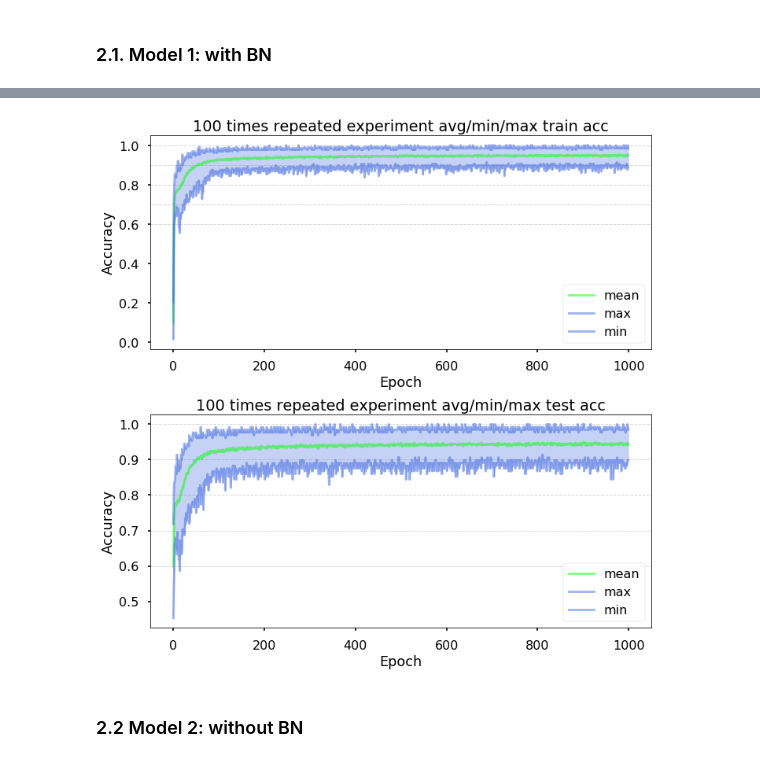
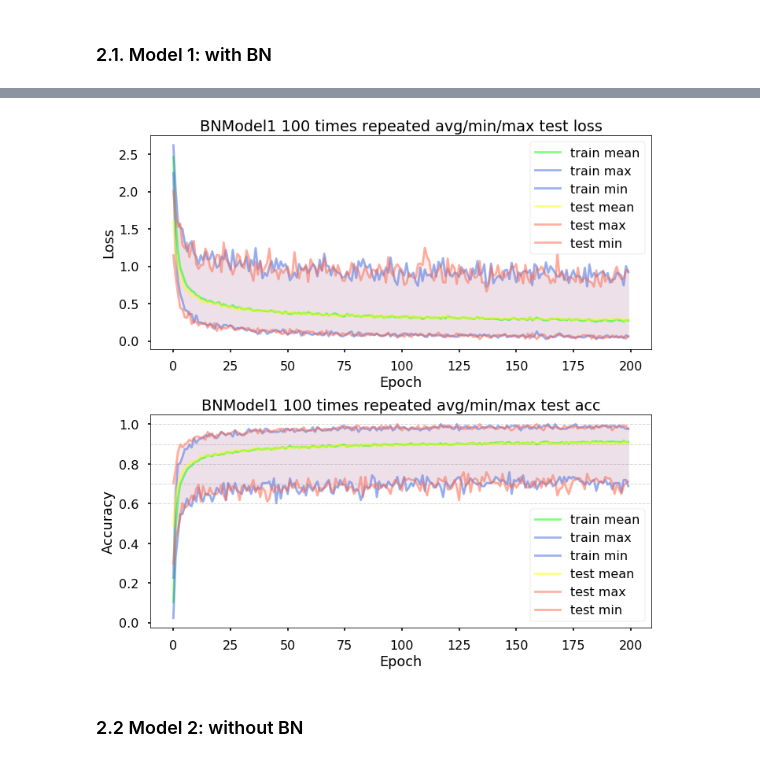
Before and after one commit to mike-chesnokov/deep_learining_nikolenko, a Jupyter notebook: chapters/04_chapter_4.3_batch_norm.ipynb, the cells around one changed output, grey strips where cells are left out. Saved outputs shown, nothing was run; the diff lists cells and outputs as text; code cells hidden in the pictures.

```diff
--- a/chapters/04_chapter_4.3_batch_norm.ipynb
+++ b/chapters/04_chapter_4.3_batch_norm.ipynb
@@ -142,6 +143,32 @@ def one_experiment(X_train, y_train, X_test, y_test, \
         acc_history['test'].append(test_acc)
 
     return loss_history, acc_history
+
+def get_plain_loss(loss_history_exp, acc_history_exp):
+
+    loss_plain_mtrx = {
+    'train':[],
+    'test':[]
+    }
+    acc_plain_mtrx = {
+        'train':[],
+        'test':[]
+    }
+
+    for exp_loss, exp_acc in zip(loss_history_exp, acc_history_exp):
+        loss_plain_mtrx['train'].append(exp_loss['train'])
+        loss_plain_mtrx['test'].append(exp_loss['test'])
+
+        acc_plain_mtrx['train'].append(exp_acc['train'])
+        acc_plain_mtrx['test'].append(exp_acc['test'])
+
+    loss_plain_mtrx['train'] = np.array(loss_plain_mtrx['train'])
+    loss_plain_mtrx['test'] = np.array(loss_plain_mtrx['test'])
+
+    acc_plain_mtrx['train'] = np.array(acc_plain_mtrx['train'])
+    acc_plain_mtrx['test'] = np.array(acc_plain_mtrx['test'])
+
+    return loss_plain_mtrx, acc_plain_mtrx
 # %% [markdown]
 ### 2.1. Model 1: with BN
 # %%
@@ -150,8 +177,9 @@ def one_experiment(X_train, y_train, X_test, y_test, \
 _fix_seeds(42)
 
 lr = 1e-2
+wd = 1e-5
 batch_size = 128
-num_steps = 1000
+num_steps = 200
 repeat_num = 100
 
 loss_history_exp = []
@@ -161,7 +189,7 @@ for j in tqdm(range(repeat_num)):
 
     # Set up model and optimier
     model1 = BNModel1()
-    optimizer = tf.optimizers.Adam(learning_rate=lr)
+    optimizer = tf.optimizers.Adam(learning_rate=lr, decay=wd)
 
     loss_history, acc_history = one_experiment(X_train, y_train, X_test, y_test, \
                                                model1, optimizer,
@@ -228,46 +204,8 @@ plt.show()
-# %%
-fig, ax = plt.subplots(nrows=2, ncols=1, figsize=(10, 10))
-
-ax[0].axhline(y=1.0, c='grey', alpha=0.3, ls='--', lw=1)
-ax[0].axhline(y=0.9, c='grey', alpha=0.3, ls='--', lw=1)
-ax[0].axhline(y=0.8, c='grey', alpha=0.3, ls='--', lw=1)
-ax[0].axhline(y=0.7, c='grey', alpha=0.3, ls='--', lw=1)
-ax[0].axhline(y=0.6, c='grey', alpha=0.3, ls='--', lw=1)
-
-ax[0].plot(acc_plain_mtrx['train'].mean(axis=0), label='mean', alpha=0.5, c='lime')
-ax[0].plot(acc_plain_mtrx['train'].max(axis=0), label='max', alpha=0.5, c='royalblue')
-ax[0].plot(acc_plain_mtrx['train'].min(axis=0), label='min', alpha=0.5, c='royalblue')
-ax[0].fill_between(list(range(1000)),
-                 acc_plain_mtrx['train'].max(axis=0),
-                 acc_plain_mtrx['train'].min(axis=0), alpha=0.3, color='royalblue')
-
-ax[0].set_title('100 times repeated experiment avg/min/max train acc' )
-ax[0].set_xlabel('Epoch')
-ax[0].set_ylabel('Accuracy')
-ax[0].legend()
-
-ax[1].axhline(y=1.0, c='grey', alpha=0.3, ls='--', lw=1)
-ax[1].axhline(y=0.9, c='grey', alpha=0.3, ls='--', lw=1)
-ax[1].axhline(y=0.8, c='grey', alpha=0.3, ls='--', lw=1)
-ax[1].axhline(y=0.7, c='grey', alpha=0.3, ls='--', lw=1)
-ax[1].axhline(y=0.6, c='grey', alpha=0.3, ls='--', lw=1)
-
-ax[1].plot(acc_plain_mtrx['test'].mean(axis=0), label='mean', alpha=0.5, c='lime')
-ax[1].plot(acc_plain_mtrx['test'].max(axis=0), label='max', alpha=0.5, c='royalblue')
-ax[1].plot(acc_plain_mtrx['test'].min(axis=0), label='min', alpha=0.5, c='royalblue')
-ax[1].fill_between(list(range(1000)),
-                 acc_plain_mtrx['test'].max(axis=0),
-                 acc_plain_mtrx['test'].min(axis=0), alpha=0.3, color='royalblue')
-
-ax[1].set_title('100 times repeated experiment avg/min/max test acc' )
-ax[1].set_xlabel('Epoch')
-ax[1].set_ylabel('Accuracy')
-ax[1].legend()
-
-plt.tight_layout()
-plt.show()
-# %% [output]
-[figure, removed]
+# %%
+loss_plain_mtrx, acc_plain_mtrx = get_plain_loss(loss_history_exp, acc_history_exp)
+plot_repeated_exp_metrics(loss_plain_mtrx, acc_plain_mtrx, repeat_num, num_steps, model_name=model1.__name__)
+# %% [output]
+[figure, added]
 # %% [markdown]
 ### 2.2 Model 2: without BN
 # %%
```
Also changed, not shown: parts of 10 cells of this notebook, 2 other files.
